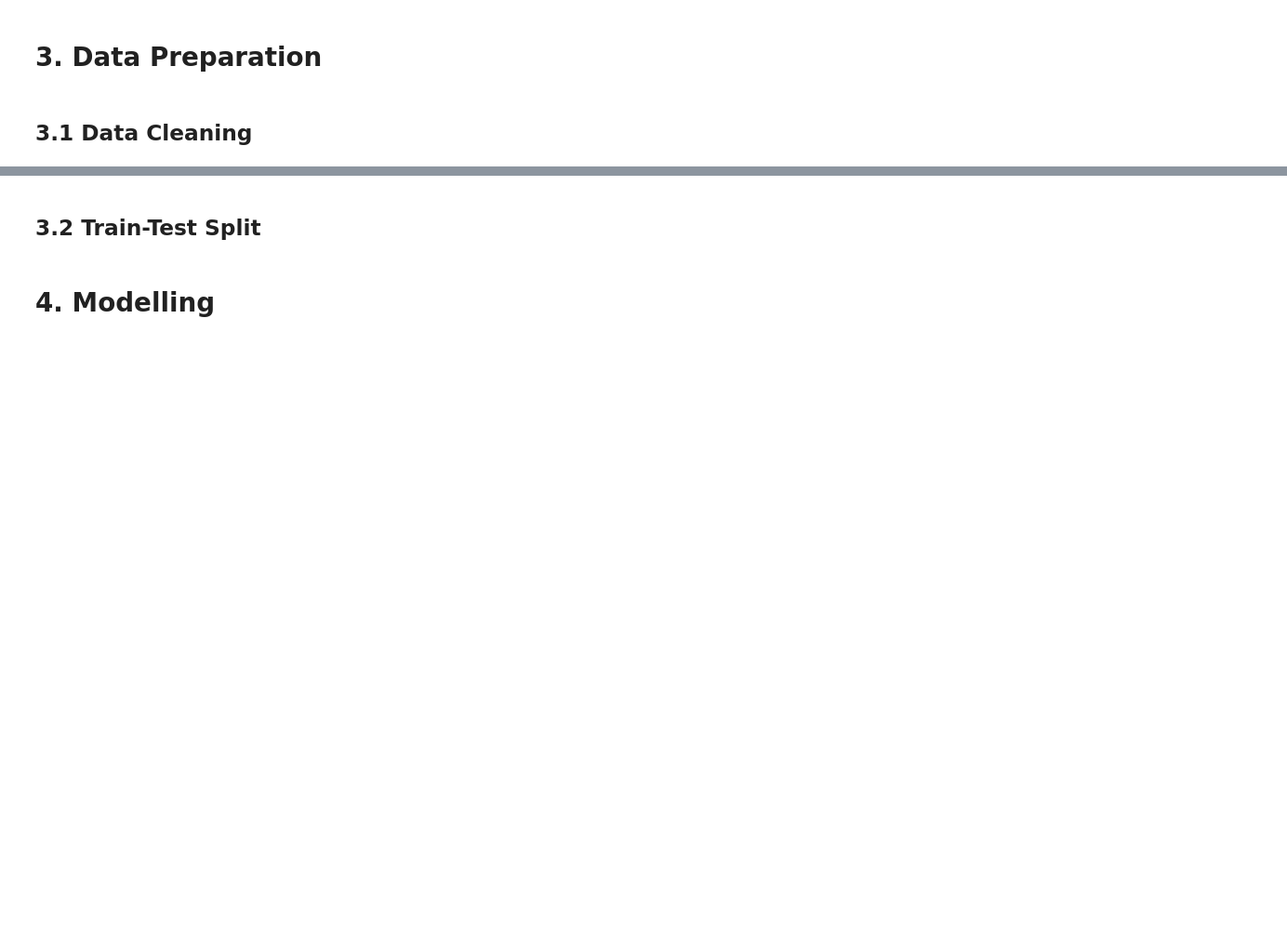
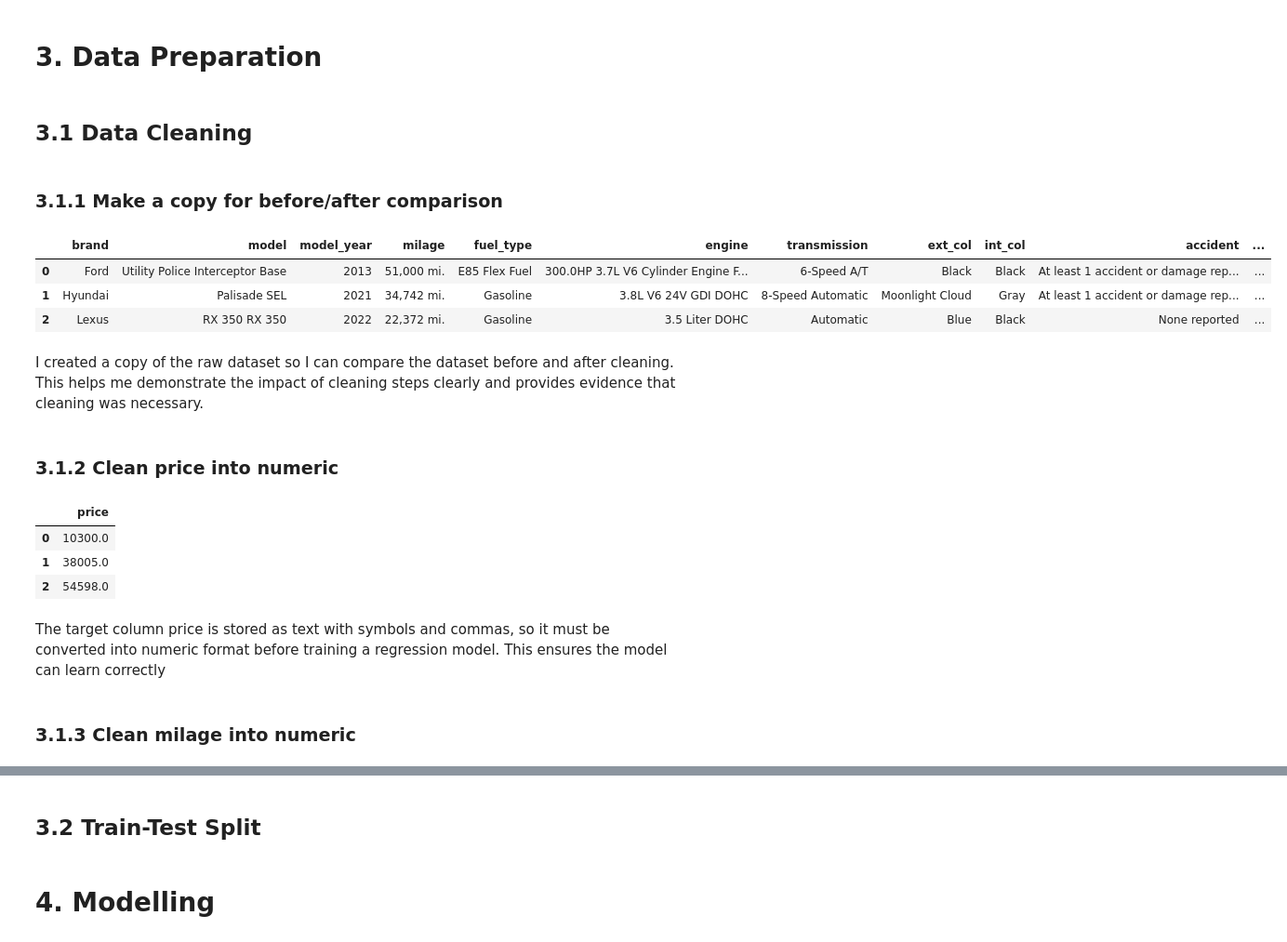
Before and after one commit to Amirul36/mldp-used-car-price, a Jupyter notebook: MLDP Program Codes Submission Template.ipynb, the cells around one changed output, grey strips where cells are left out. Shown at 93% size. Drawn from its saved outputs; the diff is of its cells as text; code cells hidden in the pictures; blank space fills up the shorter version.

```diff
--- a/MLDP Program Codes Submission Template.ipynb
+++ b/MLDP Program Codes Submission Template.ipynb
@@ -257,5 +308,36 @@ This helps to identify which columns have missing data and how severe it is. Thi
 # 3. Data Preparation
 # %% [markdown]
 ## 3.1 Data Cleaning
+# %% [markdown]
+### 3.1.1 Make a copy for before/after comparison
+# %%
+df_raw = df.copy()
+df_raw.head(3)
+# %% [output]
+|  | brand | model | model_year | milage | fuel_type | engine | transmission | ext_col | int_col | accident | ... |
+| 0 | Ford | Utility Police Interceptor Base | 2013 | 51,000 mi. | E85 Flex Fuel | 300.0HP 3.7L V6 Cylinder Engine F... | 6-Speed A/T | Black | Black | At least 1 accident or damage rep... | ... |
+| 1 | Hyundai | Palisade SEL | 2021 | 34,742 mi. | Gasoline | 3.8L V6 24V GDI DOHC | 8-Speed Automatic | Moonlight Cloud | Gray | At least 1 accident or damage rep... | ... |
+| 2 | Lexus | RX 350 RX 350 | 2022 | 22,372 mi. | Gasoline | 3.5 Liter DOHC | Automatic | Blue | Black | None reported | ... |
+# %% [markdown]
+I created a copy of the raw dataset so I can compare the dataset before and after cleaning. This helps me demonstrate the impact of cleaning steps clearly and provides evidence that cleaning was necessary.
+# %% [markdown]
+### 3.1.2 Clean price into numeric
 # %%
 ## Clean data
+df["price"] = (
+    df["price"]
+    .str.replace("$", "", regex=False)
+    .str.replace(",", "", regex=False)
+    .astype(float)
+)
+
+df[["price"]].head(3)
+# %% [output]
+|  | price |
+| 0 | 10300.0 |
+| 1 | 38005.0 |
+| 2 | 54598.0 |
+# %% [markdown]
+The target column price is stored as text with symbols and commas, so it must be converted into numeric format before training a regression model. This ensures the model can learn correctly
+# %% [markdown]
+### 3.1.3 Clean milage into numeric
```
Also changed, not shown: parts of 17 cells of this notebook.
